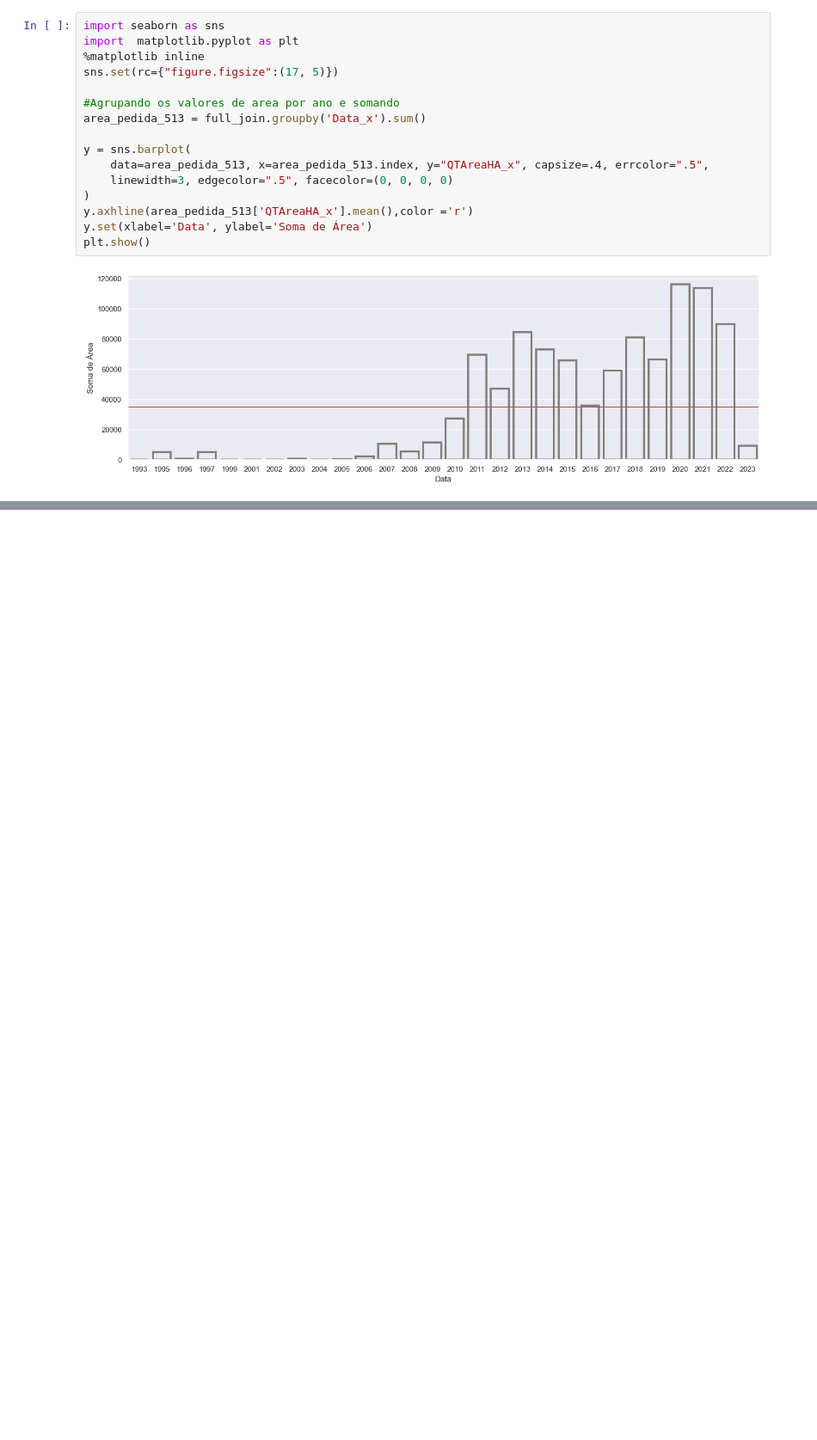
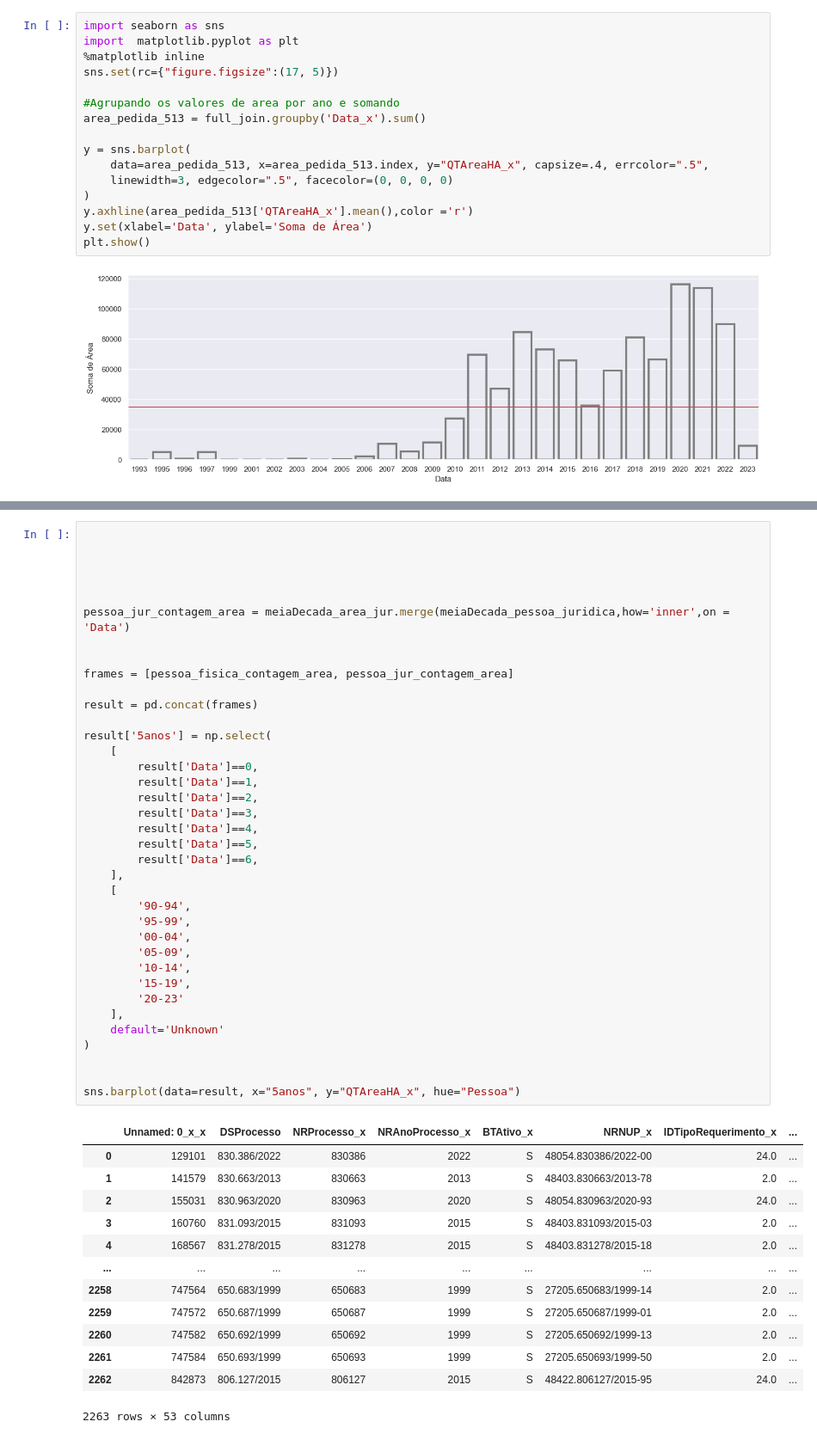
Before and after one commit to EduMinsky/GoldMiningAnalysis, a Jupyter notebook: Analise dos Pedidos de Mineração Por Área.ipynb, the cells around one changed output, grey strips where cells are left out. Shown at 86% size. Cells and saved outputs as stored; diff of their text form; blank space fills up the shorter version.

```diff
--- a/Analise dos Pedidos de Mineração Por Área.ipynb
+++ b/Analise dos Pedidos de Mineração Por Área.ipynb
@@ -195,0 +280,51 @@ area_pedida_333['QTAreaHA'].mean()
+# %%
+
+
+
+
+
+pessoa_jur_contagem_area = meiaDecada_area_jur.merge(meiaDecada_pessoa_juridica,how='inner',on = 'Data')
+
+
+frames = [pessoa_fisica_contagem_area, pessoa_jur_contagem_area]
+
+result = pd.concat(frames)
+
+result['5anos'] = np.select(
+    [
+        result['Data']==0,
+        result['Data']==1,
+        result['Data']==2,
+        result['Data']==3,
+        result['Data']==4,
+        result['Data']==5,
+        result['Data']==6,
+    ],
+    [
+        '90-94',
+        '95-99',
+        '00-04',
+        '05-09',
+        '10-14',
+        '15-19',
+        '20-23'
+    ],
+    default='Unknown'
+)
+
+
+sns.barplot(data=result, x="5anos", y="QTAreaHA_x", hue="Pessoa")
+# %% [output]
+|  | Unnamed: 0_x_x | DSProcesso | NRProcesso_x | NRAnoProcesso_x | BTAtivo_x | NRNUP_x | IDTipoRequerimento_x | ... |
+| 0 | 129101 | 830.386/2022 | 830386 | 2022 | S | 48054.830386/2022-00 | 24.0 | ... |
+| 1 | 141579 | 830.663/2013 | 830663 | 2013 | S | 48403.830663/2013-78 | 2.0 | ... |
+| 2 | 155031 | 830.963/2020 | 830963 | 2020 | S | 48054.830963/2020-93 | 24.0 | ... |
+| 3 | 160760 | 831.093/2015 | 831093 | 2015 | S | 48403.831093/2015-03 | 2.0 | ... |
+| 4 | 168567 | 831.278/2015 | 831278 | 2015 | S | 48403.831278/2015-18 | 2.0 | ... |
+| ... | ... | ... | ... | ... | ... | ... | ... | ... |
+| 2258 | 747564 | 650.683/1999 | 650683 | 1999 | S | 27205.650683/1999-14 | 2.0 | ... |
+| 2259 | 747572 | 650.687/1999 | 650687 | 1999 | S | 27205.650687/1999-01 | 2.0 | ... |
+| 2260 | 747582 | 650.692/1999 | 650692 | 1999 | S | 27205.650692/1999-13 | 2.0 | ... |
+| 2261 | 747584 | 650.693/1999 | 650693 | 1999 | S | 27205.650693/1999-50 | 2.0 | ... |
+| 2262 | 842873 | 806.127/2015 | 806127 | 2015 | S | 48422.806127/2015-95 | 24.0 | ... |
+2263 rows × 53 columns
```
Also changed, not shown: parts of 8 cells of this notebook, 2 other files.
